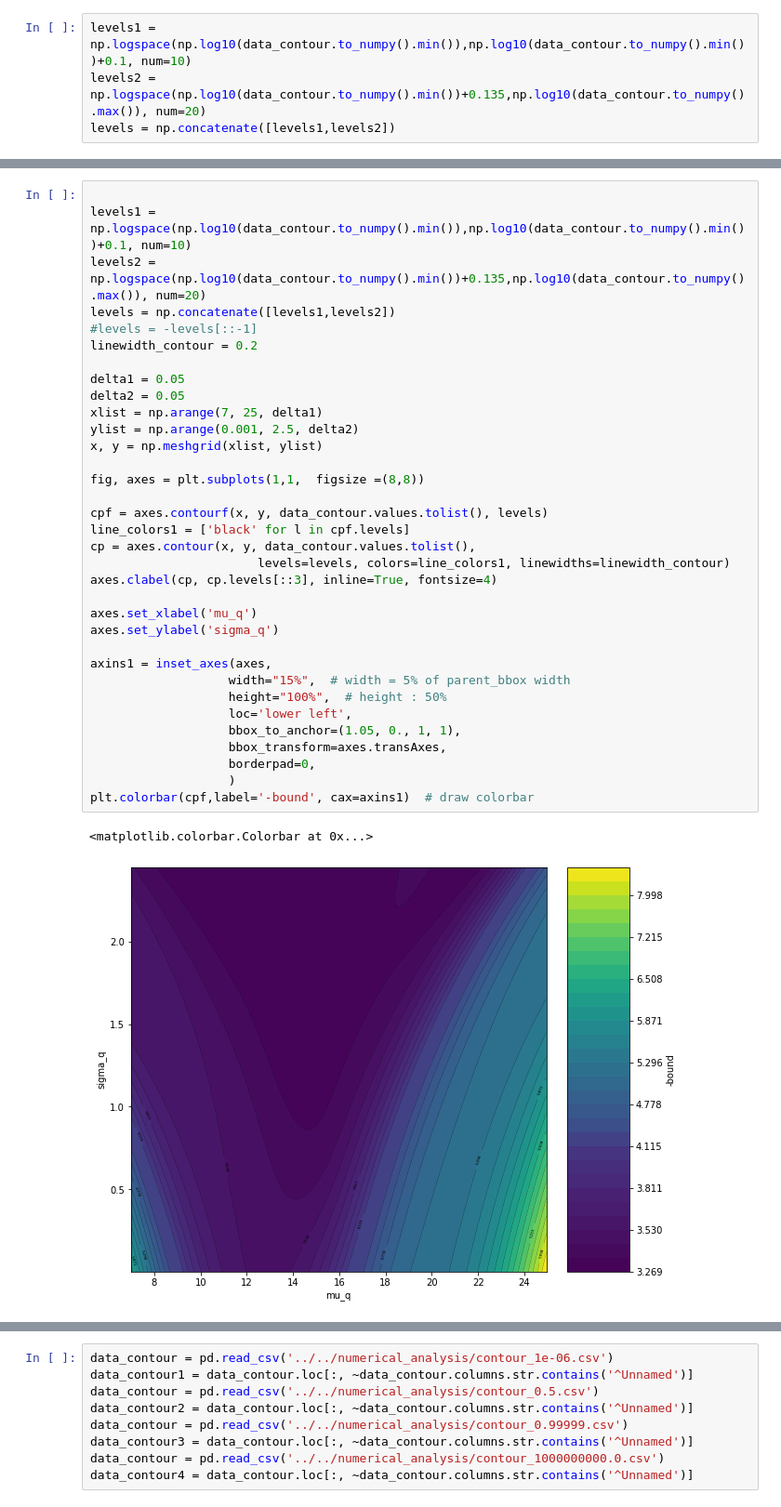
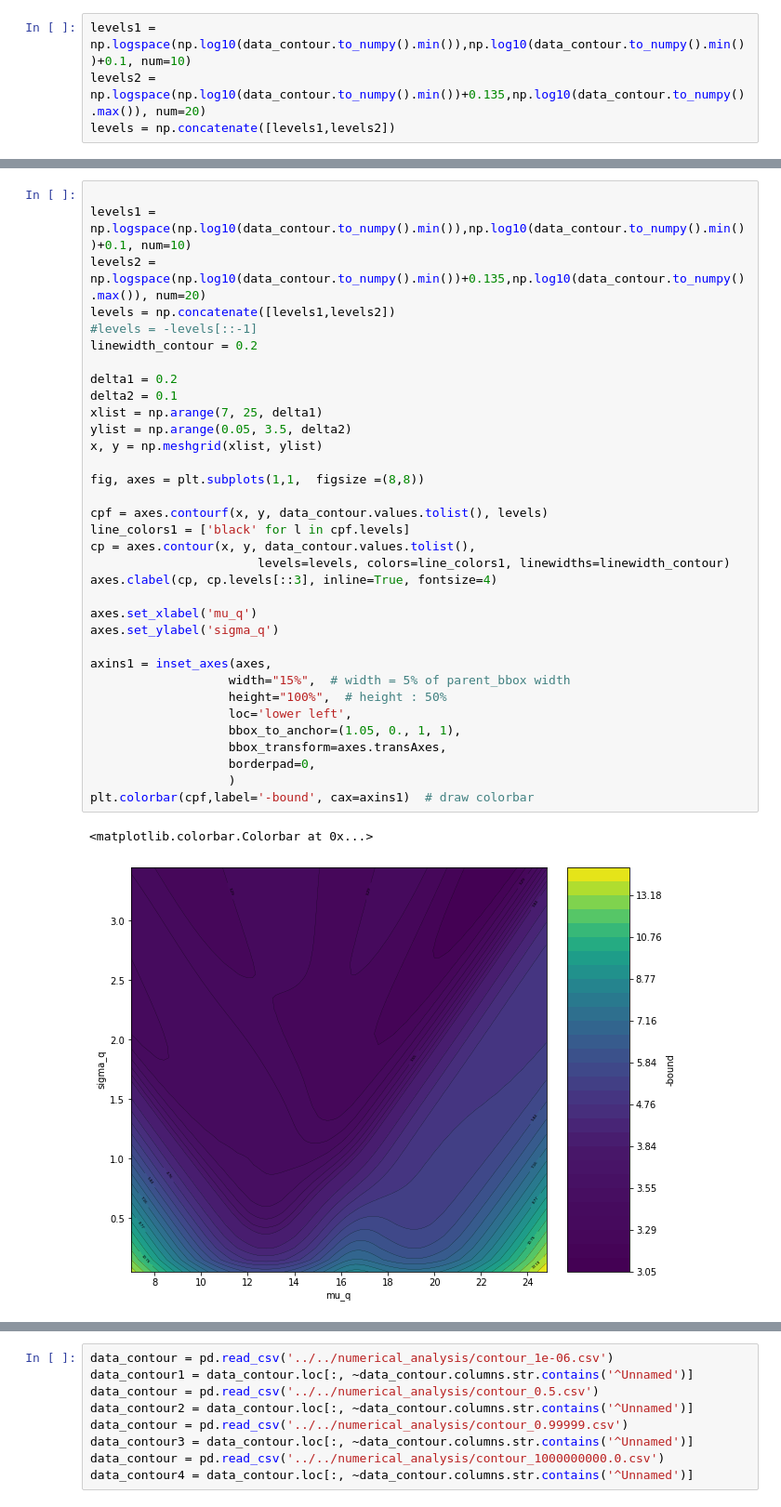
Before and after one commit to ucbtns/renyibounds, a Jupyter notebook: multi_armed_bandit/notebook/plot_bound.ipynb, the cells around one changed output, grey strips where cells are left out. Shown at 93% size. Cells and saved outputs as stored; diff of their text form.

```diff
--- a/multi_armed_bandit/notebook/plot_bound.ipynb
+++ b/multi_armed_bandit/notebook/plot_bound.ipynb
@@ -506,37 +675,37 @@ levels1 = np.logspace(np.log10(data_contour.to_numpy().min()),np.log10(data_cont
 levels2 = np.logspace(np.log10(data_contour.to_numpy().min())+0.135,np.log10(data_contour.to_numpy().max()), num=20)
 levels = np.concatenate([levels1,levels2])
 #levels = -levels[::-1]
 linewidth_contour = 0.2
 
-delta1 = 0.05
-delta2 = 0.05
+delta1 = 0.2
+delta2 = 0.1
 xlist = np.arange(7, 25, delta1)
-ylist = np.arange(0.001, 2.5, delta2)
+ylist = np.arange(0.05, 3.5, delta2)
 x, y = np.meshgrid(xlist, ylist)
 
 fig, axes = plt.subplots(1,1,  figsize =(8,8))
 
 cpf = axes.contourf(x, y, data_contour.values.tolist(), levels)
 line_colors1 = ['black' for l in cpf.levels]
 cp = axes.contour(x, y, data_contour.values.tolist(),
                        levels=levels, colors=line_colors1, linewidths=linewidth_contour)
 axes.clabel(cp, cp.levels[::3], inline=True, fontsize=4)
 
 axes.set_xlabel('mu_q')
 axes.set_ylabel('sigma_q')
 
 axins1 = inset_axes(axes,
                    width="15%",  # width = 5% of parent_bbox width
                    height="100%",  # height : 50%
                    loc='lower left',
                    bbox_to_anchor=(1.05, 0., 1, 1),
                    bbox_transform=axes.transAxes,
                    borderpad=0,
                    )
 plt.colorbar(cpf,label='-bound', cax=axins1)  # draw colorbar
 # %% [output]
 <matplotlib.colorbar.Colorbar at 0x...>
-[figure, old version]
+[figure, new version]
 # %%
 # alpha = 0.5
 
```
Also changed, not shown: parts of 19 cells of this notebook, 57 other files.
